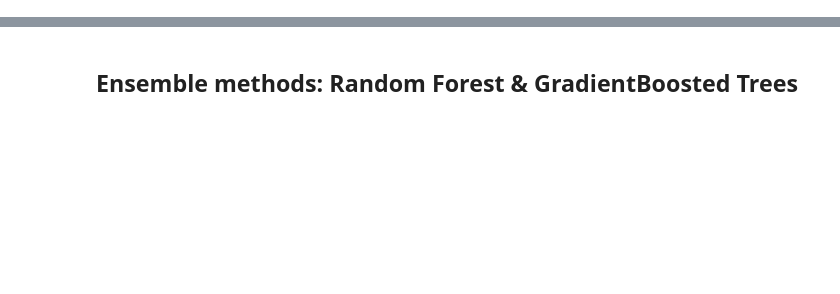
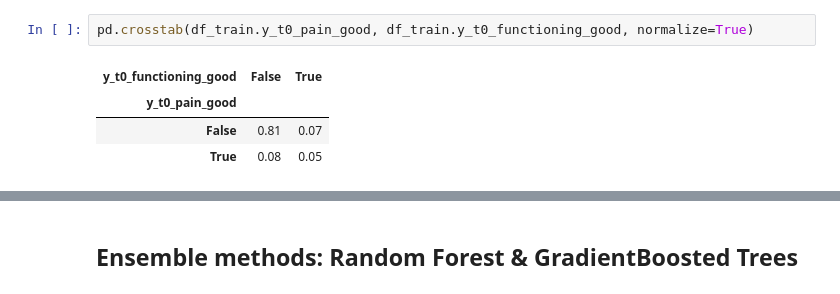
Before and after one commit to EAISI/application-project-nhs-proms, a Jupyter notebook: notebooks/4.0-modeling-clustering-classification.ipynb, the cells around one changed output, grey strips where cells are left out. Saved outputs shown, nothing was run; the diff lists cells and outputs as text; blank space fills up the shorter version.

```diff
--- a/notebooks/4.0-modeling-clustering-classification.ipynb
+++ b/notebooks/4.0-modeling-clustering-classification.ipynb
@@ -65,0 +152,7 @@ df = pd.read_parquet('https://github.com/dkapitan/jads-nhs-proms/blob/master/dat
+# %%
+pd.crosstab(df_train.y_t0_pain_good, df_train.y_t0_functioning_good, normalize=True)
+# %% [output]
+| y_t0_functioning_good | False | True |
+| y_t0_pain_good |  |  |
+| False | 0.81 | 0.07 |
+| True | 0.08 | 0.05 |
```
Also changed, not shown: parts of 27 cells of this notebook, 4 other files.
